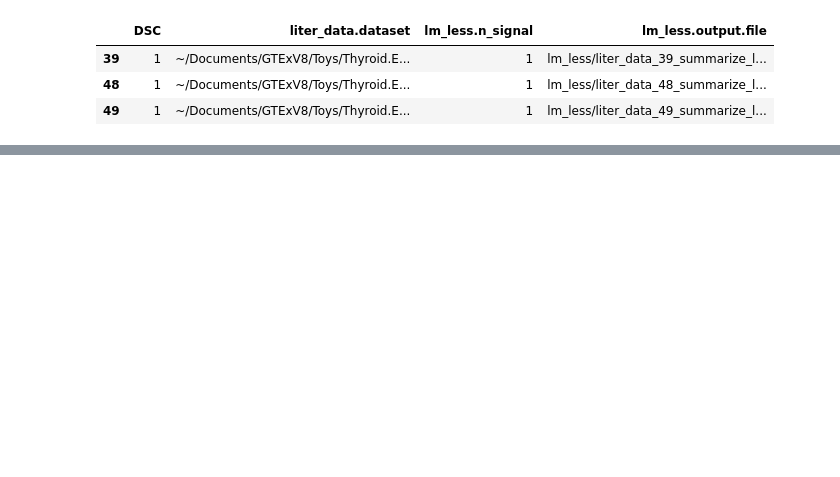
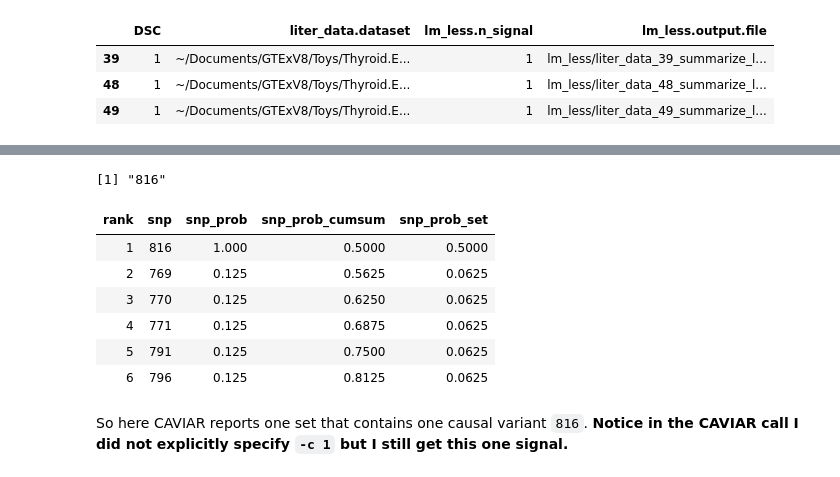
Before and after one commit to gaow/mvarbvs, a Jupyter notebook: analysis/20180601_One_Causal_CAVIAR_Exam.ipynb, the cells around one changed output, grey strips where cells are left out. Drawn from its saved outputs; the diff is of its cells as text; code cells hidden in the pictures; blank space fills up the shorter version.

Commit message:
Finish up one CAVIAR example

```diff
--- a/analysis/20180601_One_Causal_CAVIAR_Exam.ipynb
+++ b/analysis/20180601_One_Causal_CAVIAR_Exam.ipynb
@@ -29,0 +34,3 @@ bash:
+# %%
+name = 'ENSG00000156738'
+prefix = paste0("/tmp/", name, '_CAVIAR')
@@ -29,0 +70,6 @@ bash:
+# %%
+source('modules/regression.R')
+source('modules/fit_caviar.R')
+res = mm_regression(as.matrix(dat$X), as.matrix(dat$Y))
+z_score = res[1,,]/res[2,,]
+cfg = write_caviar_sumstats(z_score, prefix)
@@ -29,0 +85,15 @@ bash:
+# %%
+log <- readLines(cfg$log)
+library(dplyr)
+library(magrittr)
+# read output tables
+snp <- read.delim(cfg$post)
+stopifnot(ncol(snp) == 3)
+names(snp) <- c("snp", "snp_prob_set", "snp_prob")
+snp$snp <- as.character(snp$snp)
+snp <- rank_snp(snp)
+
+# `set` of snps
+set <- readLines(cfg$set)
+set_ordered <- left_join(data_frame(snp = set), snp, by = "snp") %>%
+arrange(rank) %$% snp
@@ -29,0 +108,16 @@ bash:
+# %%
+set_ordered
+# %% [output]
+[1] "816"
+# %%
+head(snp)
+# %% [output]
+| rank | snp | snp_prob | snp_prob_cumsum | snp_prob_set |
+| 1 | 816 | 1.000 | 0.5000 | 0.5000 |
+| 2 | 769 | 0.125 | 0.5625 | 0.0625 |
+| 3 | 770 | 0.125 | 0.6250 | 0.0625 |
+| 4 | 771 | 0.125 | 0.6875 | 0.0625 |
+| 5 | 791 | 0.125 | 0.7500 | 0.0625 |
+| 6 | 796 | 0.125 | 0.8125 | 0.0625 |
+# %% [markdown]
+So here CAVIAR reports one set that contains one causal variant `816`. **Notice in the CAVIAR call I did not explicitly specify `-c 1` but I still get this one signal.**
```
Also changed, not shown: parts of 28 cells of this notebook.
